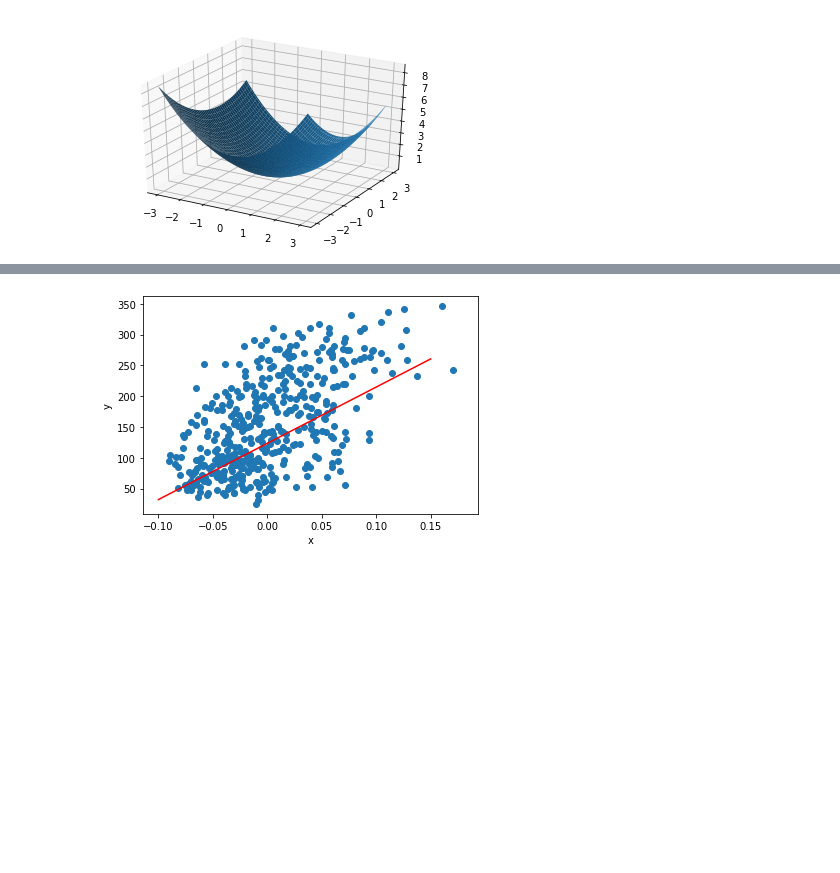
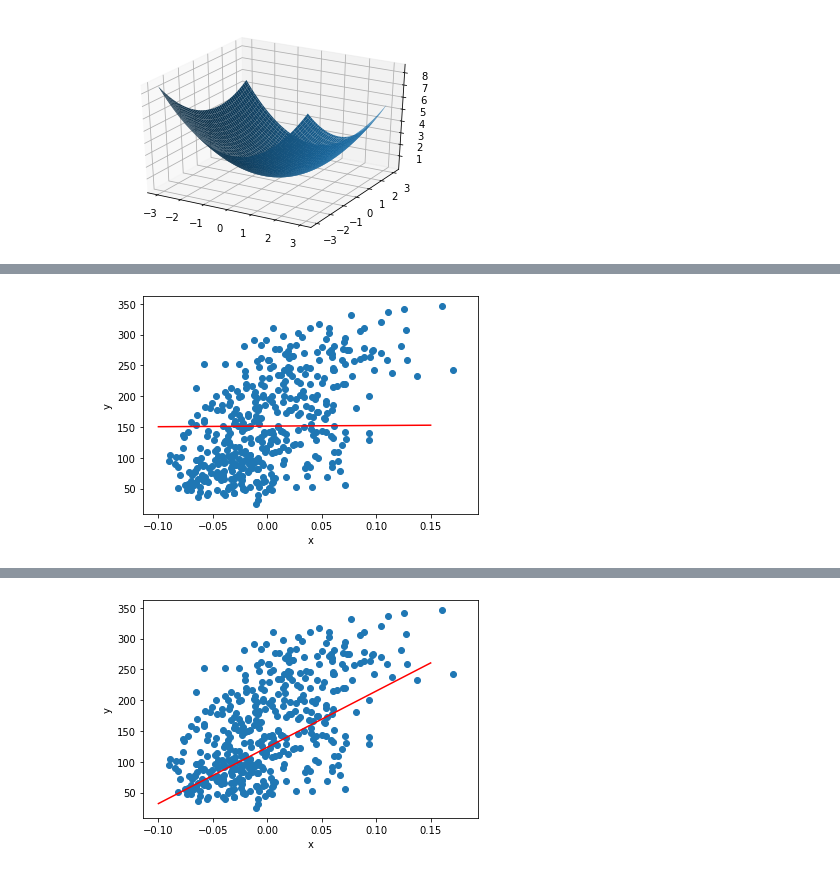
Before and after one commit to kjungmo/SBA2020_dataScience, a Jupyter notebook: 1.linear_regression.ipynb, the cells around one changed output, grey strips where cells are left out. Cells and saved outputs as stored; diff of their text form; code cells hidden in the pictures; blank space fills up the shorter version.

```diff
--- a/1.linear_regression.ipynb
+++ b/1.linear_regression.ipynb
@@ -357 +526,32 @@ w=9.819119, b=151.355907
+# %%
+#우리가 배운 코드
+w = 1.0
+b = 1.0
+rate = 0.01
+
+for x_i, y_i in zip(x, y): # 한번 돌리는 것이다. 점들에 대해 순회하면서.
+#     학습이 완료되는것이 아니다! 한번 도는것이지!
+    y_hat = x_i * w + b
+    err = y_hat - y_i
+#     예측값과 실제값의 차이
+    w = w - rate * err * x_i
+#     미분값만 사용한다
+# 정답기울기에 수렴하도록
+    b = b - rate * err
+#     정답 편향에 가깝도록 수렴
+
+    # gradient descent
+    # 동시에 3차원적으로 계산해야 되더라
+
+plt.scatter(x, y)
+pt1 = (-0.1, -0.1 * w + b)
+# 마이너스 쪽에 있는 한 점이다
+# 우리가 계산한 w와 b를 가지고 계산한 것이다
+pt2 = (0.15, 0.15 * w + b)
+plt.plot([pt1[0], pt2[0]], [pt1[1], pt2[1]], 'r-')
+plt.xlabel('x')
+plt.ylabel('y')
+plt.show()
+# %% [output]
+[figure, added]
 # %%
```
Also changed, not shown: parts of 24 cells of this notebook.
